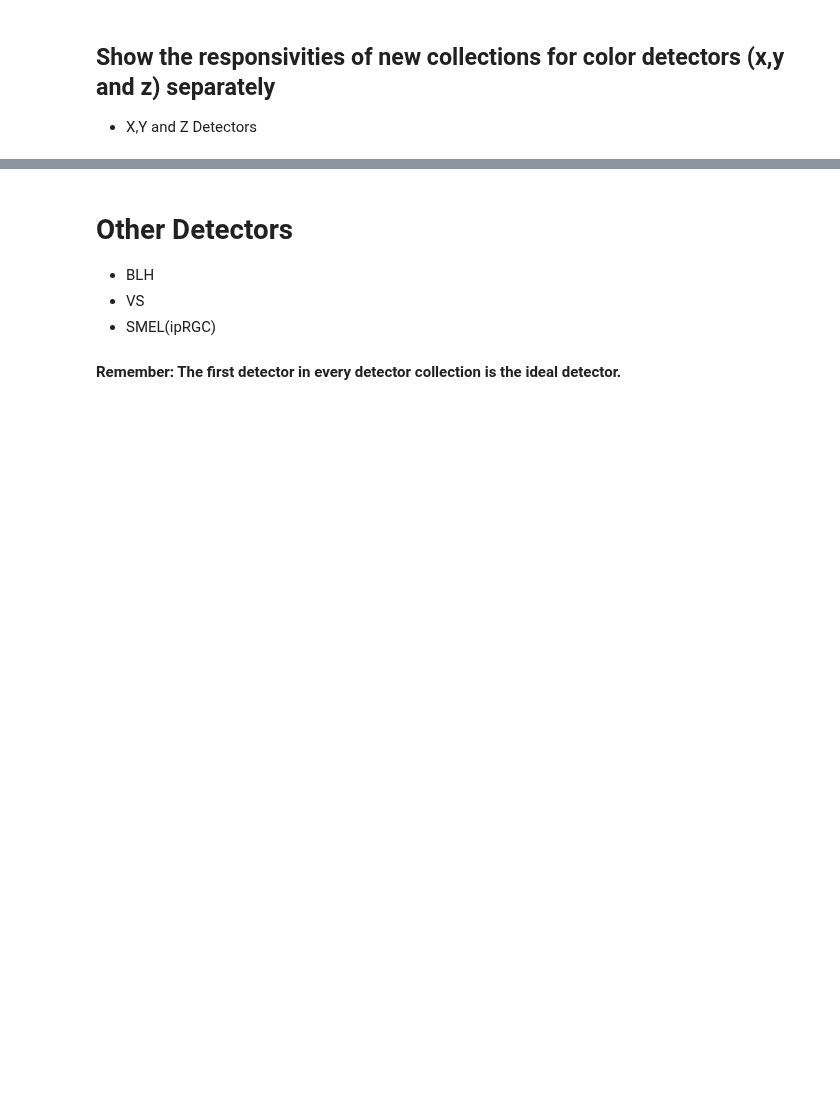
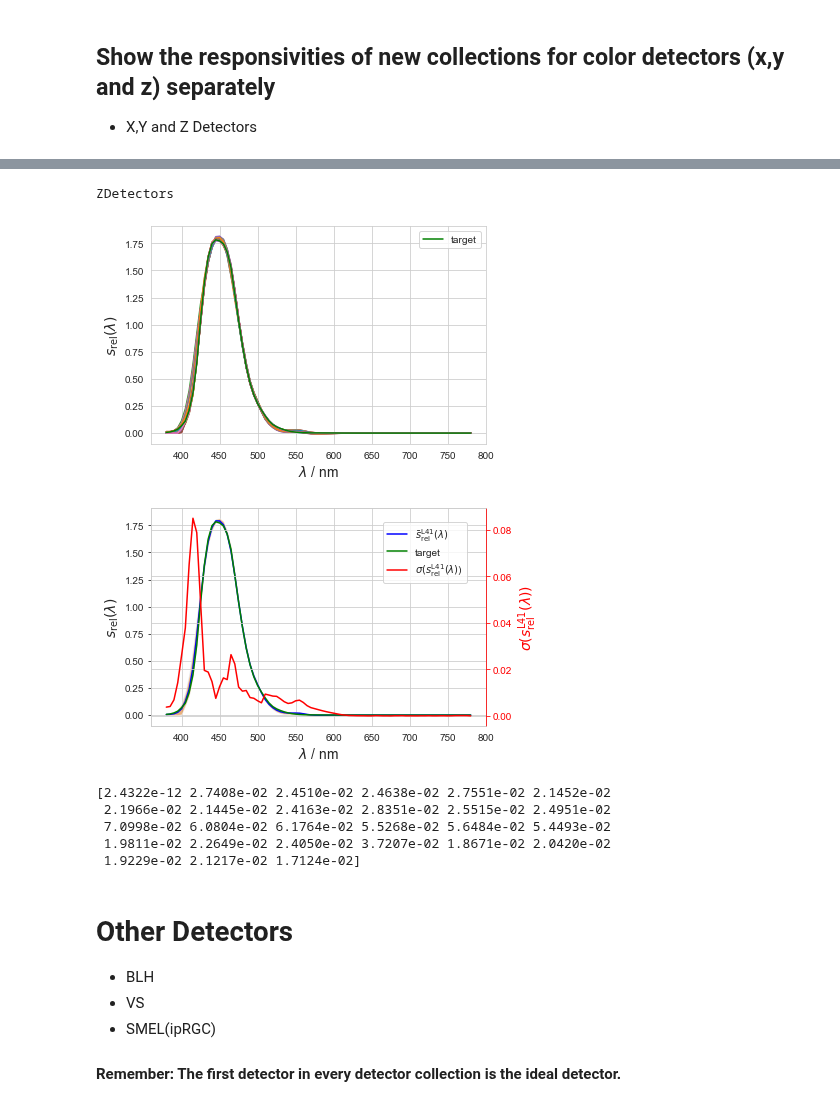
Before and after one commit to empir19nrm02/empir19nrm02, a Jupyter notebook: empir19nrm02/Jupyter/SPD_Test.ipynb, the cells around one changed output, grey strips where cells are left out. Cells and saved outputs as stored; diff of their text form; code cells hidden in the pictures; blank space fills up the shorter version.

```diff
--- a/empir19nrm02/Jupyter/SPD_Test.ipynb
+++ b/empir19nrm02/Jupyter/SPD_Test.ipynb
@@ -94,4 +156,14 @@ display_responsivity(_name, _detectors, cieobs='1931_2', s_target_index=2, out_d
 # %%
 _name = 'ZDetectors'
 _detectors=_RES[_name]['S']['data'].copy()
-display_responsivity(_name, _detectors, cieobs='1931_2', s_target_index=3, out_dir=out_dir)
+ZNorm, f1pZ = display_responsivity(_name, _detectors, cieobs='1931_2', s_target_index=3, out_dir=out_dir)
+collect = np.hstack((collect, ZNorm[1:].T))
+# %% [output]
+ZDetectors
+[figure, added]
+[figure, added]
+[2.4322e-12 2.7408e-02 2.4510e-02 2.4638e-02 2.7551e-02 2.1452e-02
+ 2.1966e-02 2.1445e-02 2.4163e-02 2.8351e-02 2.5515e-02 2.4951e-02
+ 7.0998e-02 6.0804e-02 6.1764e-02 5.5268e-02 5.6484e-02 5.4493e-02
+ 1.9811e-02 2.2649e-02 2.4050e-02 3.7207e-02 1.8671e-02 2.0420e-02
+ 1.9229e-02 2.1217e-02 1.7124e-02]
```
Also changed, not shown: parts of 14 cells of this notebook, 3 other files.
